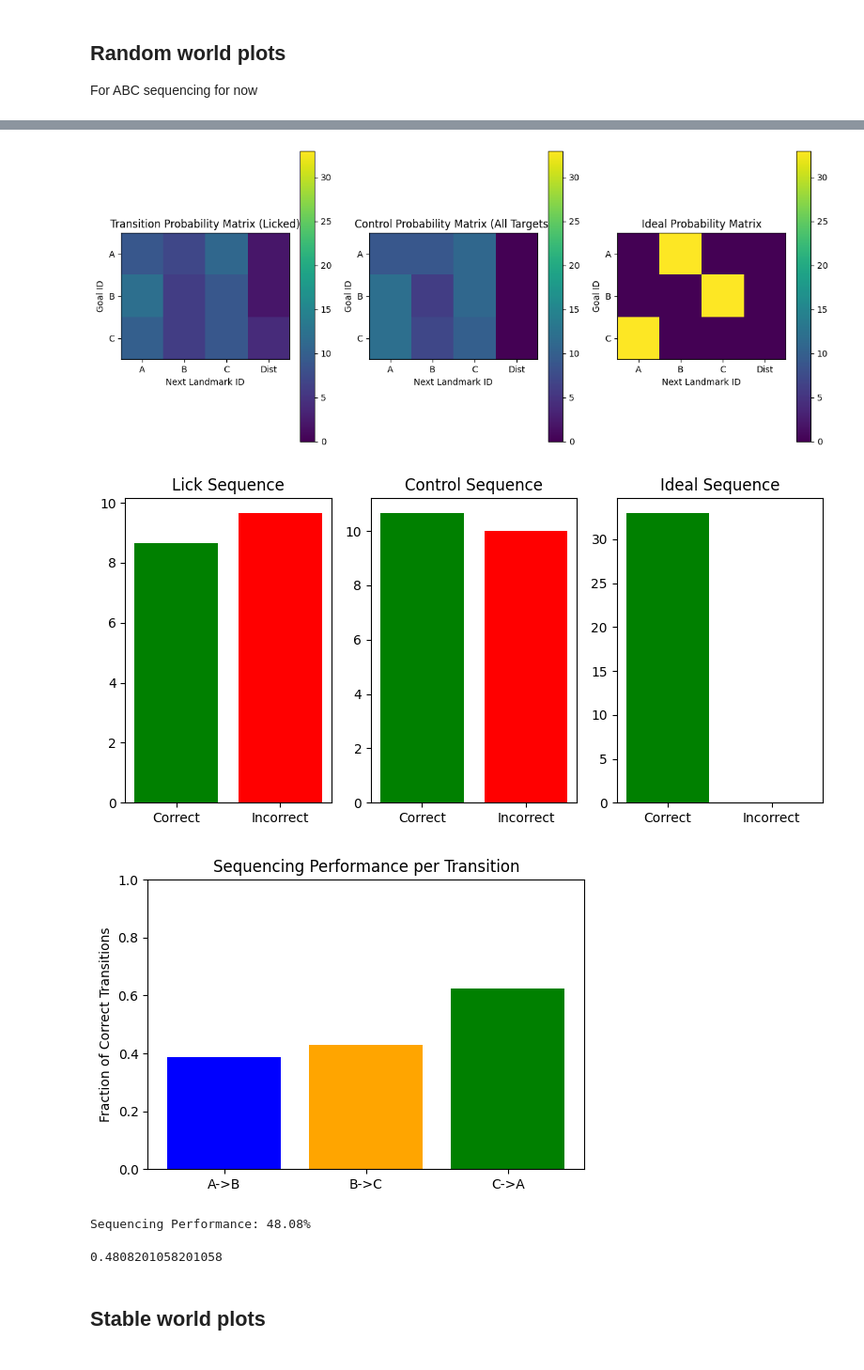
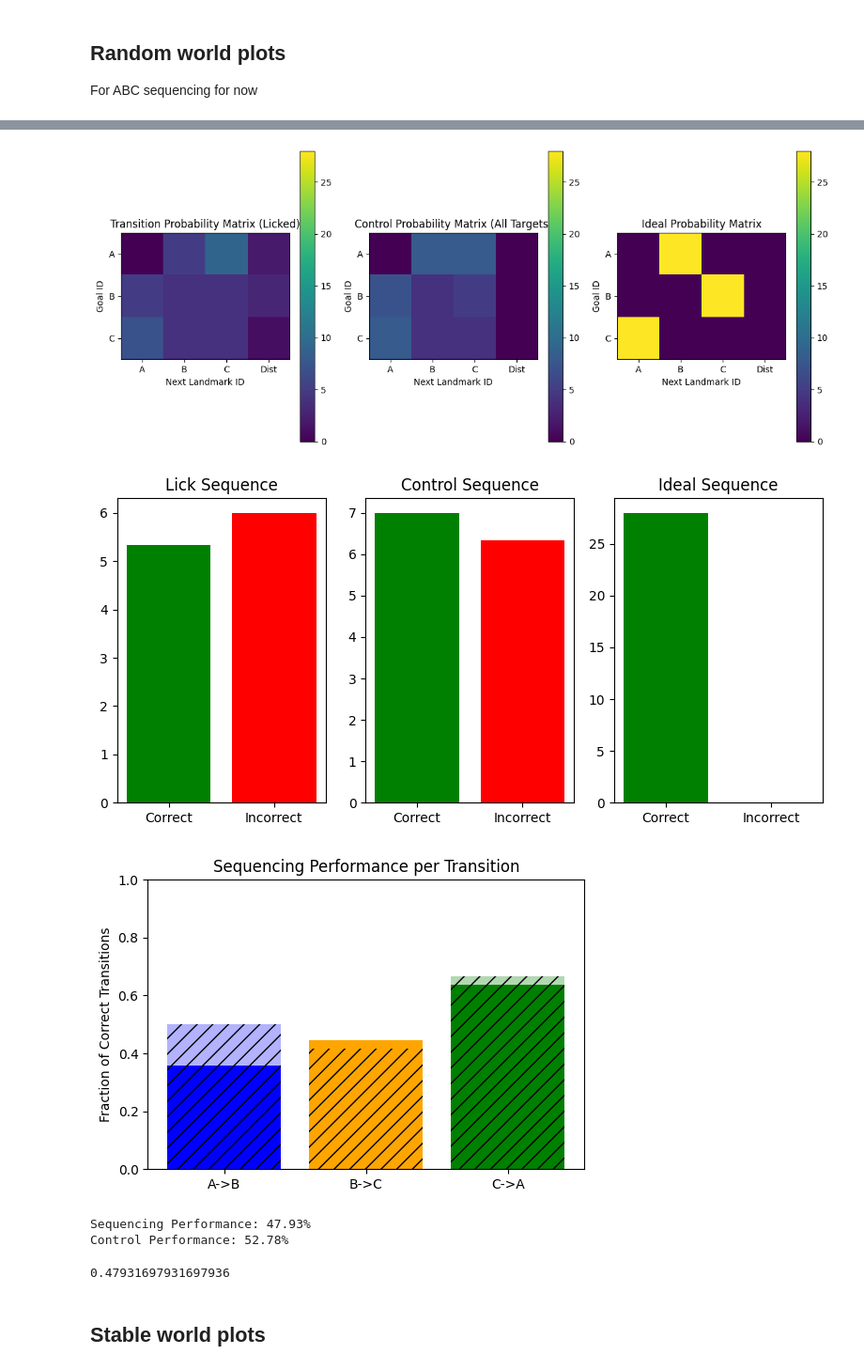
Before and after one commit to sreinert/Bonsai_ABCD, a Jupyter notebook: Cohort3_daily_summary.ipynb, the cells around one changed output, grey strips where cells are left out. Shown at 94% size. Drawn from its saved outputs; the diff is of its cells as text; code cells hidden in the pictures.

Commit message:
improved random world seqence plot, added stable world sequencing

```diff
--- a/Cohort3_daily_summary.ipynb
+++ b/Cohort3_daily_summary.ipynb
@@ -16,8 +16,8 @@ imp.reload(parse_bonsai_functions)
 # %% [markdown]
 ## Parse mouse and date info into root session folder
 # %%
-mouse_id = "005"
-date = "20251027"
+mouse_id = "009"
+date = "20251029"
 root = "/Volumes/mrsic_flogel/public/projects/SuKuSaRe_20250923_HFScohort3/rawdata/"
 session_path = parse_bonsai_functions.find_base_path(mouse_id, date, root)
 # %% [output]
@@ -75,18 +75,19 @@ parse_bonsai_functions.plot_transition_matrix(sess_dataframe,ses_settings)
 # %%
 parse_bonsai_functions.plot_conditional_matrix(sess_dataframe,ses_settings)
 # %% [output]
-[figure, old version]
+[figure, new version]
 # %%
 parse_bonsai_functions.plot_sequencing_ABC(sess_dataframe,ses_settings)
 # %% [output]
-[figure, old version]
+[figure, new version]
 # %%
-parse_bonsai_functions.calc_seq_fraction(sess_dataframe,ses_settings,test='transition')
+parse_bonsai_functions.plot_seq_fraction(sess_dataframe,ses_settings,test='control')
 # test can be 'transition' (actual performance) or 'control' (licked at all targets) or 'ideal' (licked perfectly in sequence)
 # %% [output]
-[figure, old version]
+[figure, new version]
-Sequencing Performance: 48.08%
+Sequencing Performance: 47.93%
+Control Performance: 52.78%
-0.4808201058201058
+0.47931697931697936
 # %% [markdown]
 ## Stable world plots
 # %%
```
Also changed, not shown: parts of 10 cells of this notebook, 1 other file.
